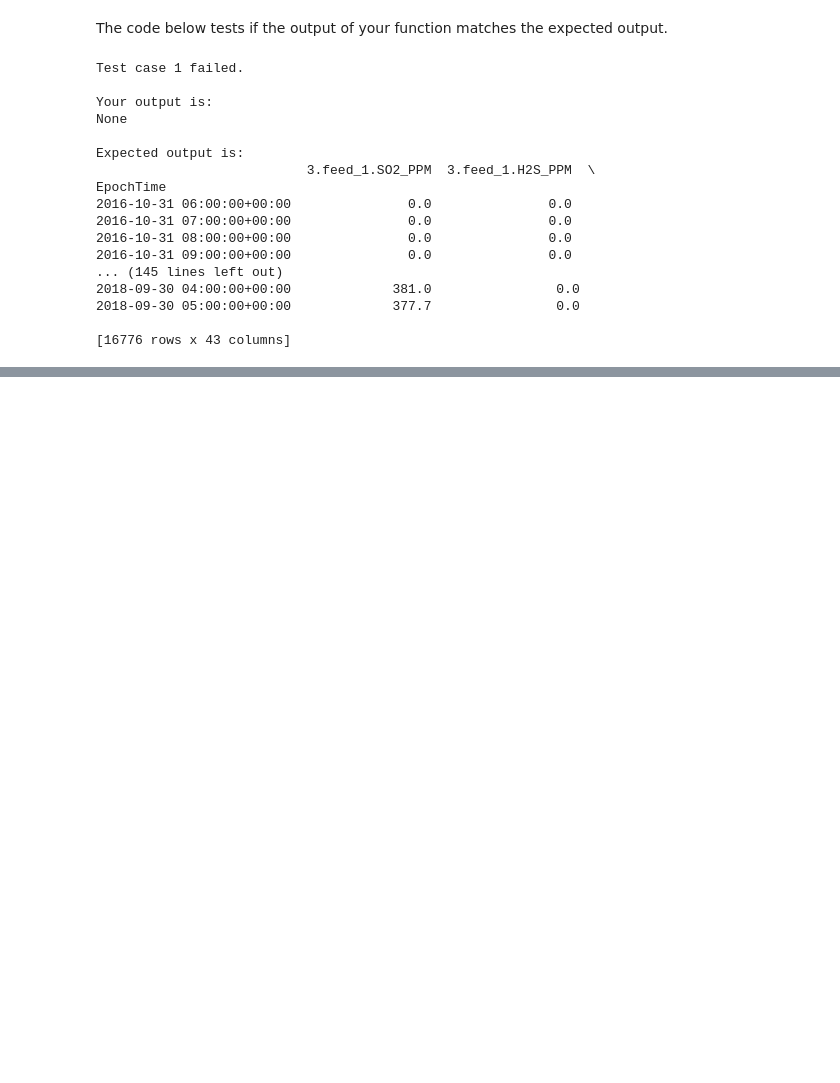
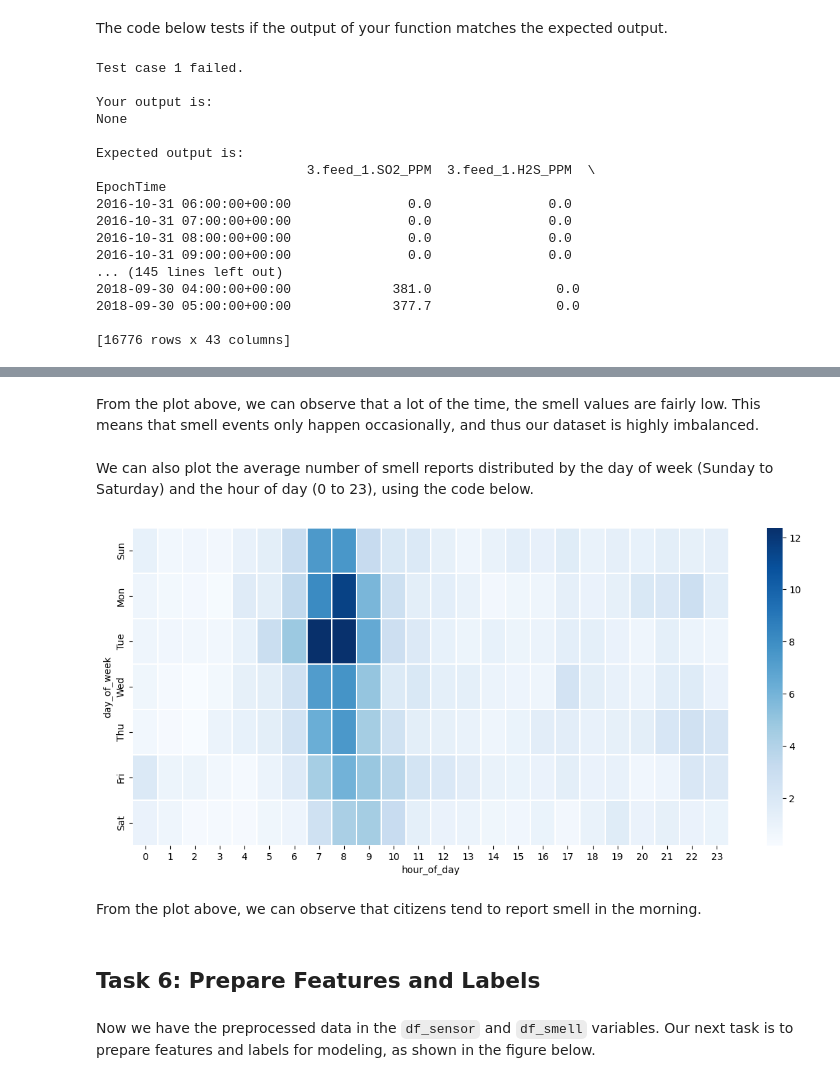
Before and after one commit to MultiX-Amsterdam/data-science-book-uva-2023, a Jupyter notebook: _build/jupyter_execute/docs/modules/structured-data/tutorial-structured-data.ipynb, the cells around one changed output, grey strips where cells are left out. Drawn from its saved outputs; the diff is of its cells as text; code cells hidden in the pictures; blank space fills up the shorter version.

```diff
--- a/_build/jupyter_execute/docs/modules/structured-data/tutorial-structured-data.ipynb
+++ b/_build/jupyter_execute/docs/modules/structured-data/tutorial-structured-data.ipynb
@@ -267,0 +392,55 @@ EpochTime
+# %% [markdown]
+From the plot above, we can observe that a lot of the time, the smell values are fairly low. This means that smell events only happen occasionally, and thus our dataset is highly imbalanced.
+# %% [markdown]
+We can also plot the average number of smell reports distributed by the day of week (Sunday to Saturday) and the hour of day (0 to 23), using the code below.
+# %%
+def is_datetime_obj_tz_aware(dt):
+    """
+    Find if the datetime object is timezone aware.
+
+    Parameters
+    ----------
+    dt : pandas.DatetimeIndex
+        A datatime index object.
+    """
+    return dt.tzinfo is not None and dt.tzinfo.utcoffset(dt) is not None
+
+
+def plot_smell_by_day_and_hour(df):
+    """
+    Plot the average number of smell reports by the day of week and the hour of day.
+
+    Parameters
+    ----------
+    df : pandas.DataFrame
+        The preprocessed smell data.
+    """
+    # Copy the data frame to prevent editing the original one.
+    df = df.copy(deep=True)
+
+    # Convert timestamps to the local time in Pittsburgh.
+    if is_datetime_obj_tz_aware(df.index):
+        df.index = df.index.tz_convert(pytz.timezone("US/Eastern"))
+    else:
+        df.index = df.index.tz_localize(pytz.utc, ambiguous="infer").tz_convert(pytz.timezone("US/Eastern"))
+
+    # Compute the day of week and the hour of day.
+    df["day_of_week"] = df.index.dayofweek
+    df["hour_of_day"] = df.index.hour
+
+    # Plot the graph.
+    y_l = ["Sun", "Mon", "Tue", "Wed", "Thu", "Fri", "Sat"]
+    df_pivot = pd.pivot_table(df, values="smell_value", index=["day_of_week"], columns=["hour_of_day"], aggfunc=np.mean)
+    f, ax = plt.subplots(figsize=(14, 6))
+    sns.heatmap(df_pivot, annot=False, cmap="Blues", fmt="g", linewidths=0.1, yticklabels=y_l, ax=ax)
+
+
+plot_smell_by_day_and_hour(df_smell)
+# %% [output]
+[figure, added]
+# %% [markdown]
+From the plot above, we can observe that citizens tend to report smell in the morning.
+# %% [markdown]
+## Task 6: Prepare Features and Labels
+# %% [markdown]
+Now we have the preprocessed data in the `df_sensor` and `df_smell` variables. Our next task is to prepare features and labels for modeling, as shown in the figure below.
```
Also changed, not shown: parts of 69 cells of this notebook, 15 other files.
